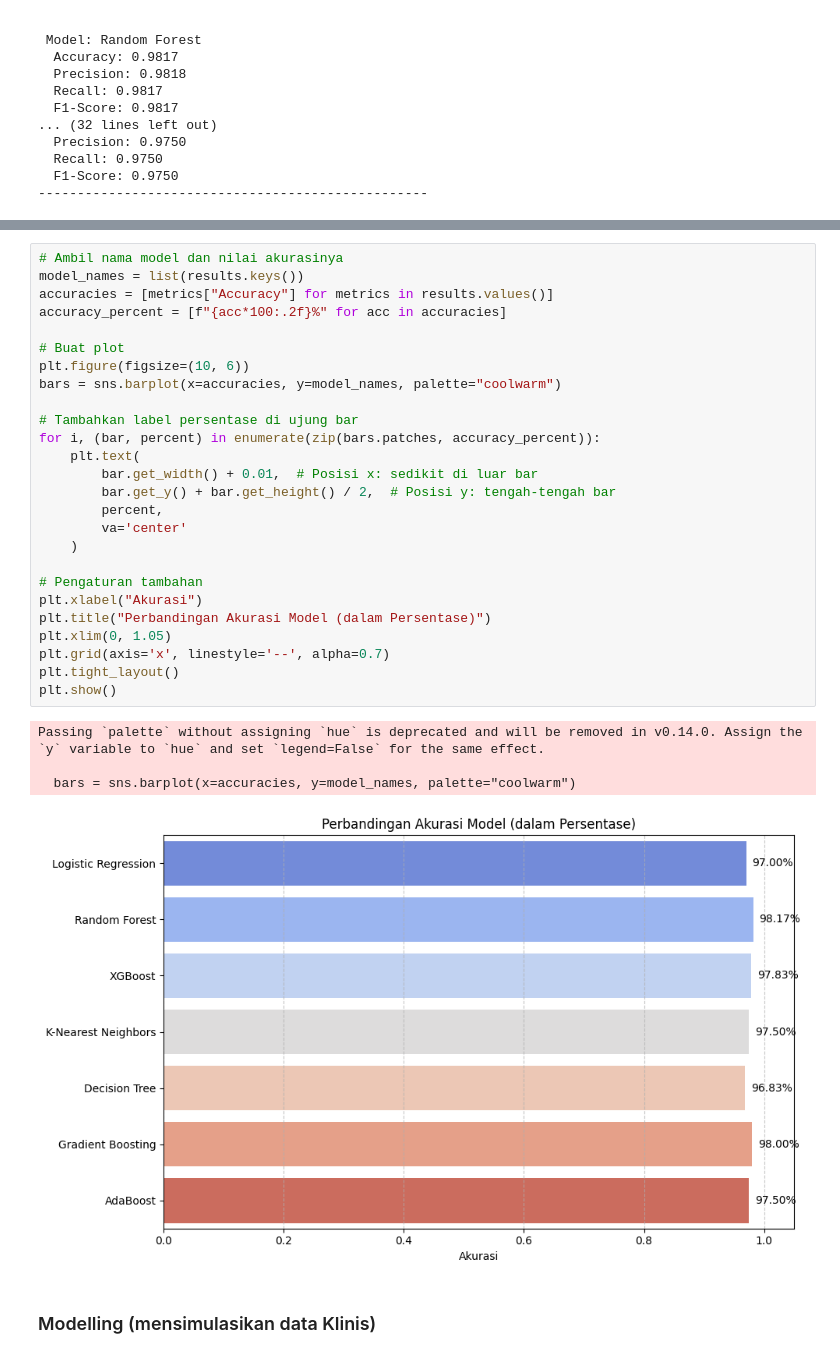
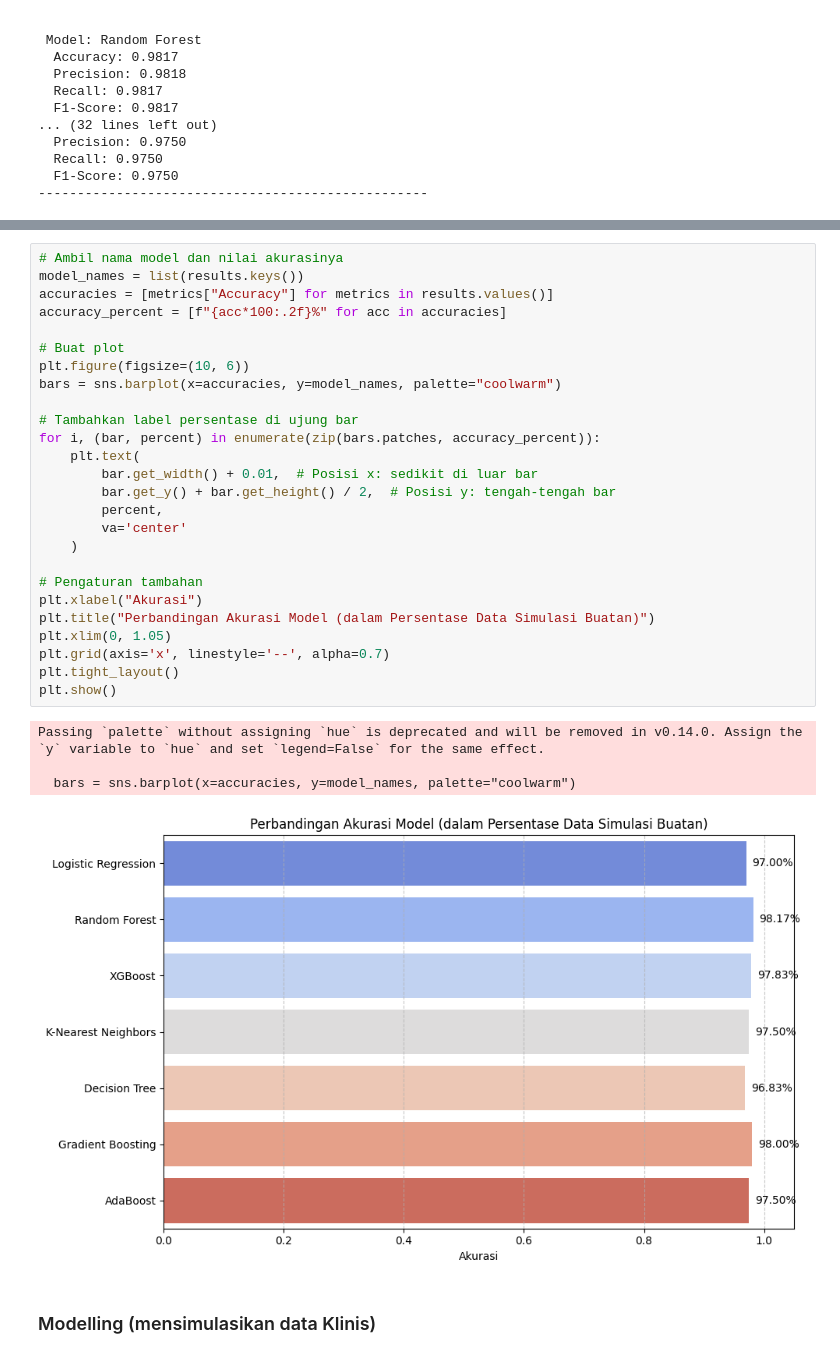
Before and after one commit to Davisulaiman/Predicitve_Analytics_Machine_Learning_Terapan_Dicoding, a Jupyter notebook: Predictive_Analysis.ipynb, the cells around one changed output, grey strips where cells are left out. Cells and saved outputs as stored; diff of their text form.

```diff
--- a/Predictive_Analysis.ipynb
+++ b/Predictive_Analysis.ipynb
@@ -493,34 +502,34 @@ plt.show()
 # %%
 # Ambil nama model dan nilai akurasinya
 model_names = list(results.keys())
 accuracies = [metrics["Accuracy"] for metrics in results.values()]
 accuracy_percent = [f"{acc*100:.2f}%" for acc in accuracies]
 
 # Buat plot
 plt.figure(figsize=(10, 6))
 bars = sns.barplot(x=accuracies, y=model_names, palette="coolwarm")
 
 # Tambahkan label persentase di ujung bar
 for i, (bar, percent) in enumerate(zip(bars.patches, accuracy_percent)):
     plt.text(
         bar.get_width() + 0.01,  # Posisi x: sedikit di luar bar
         bar.get_y() + bar.get_height() / 2,  # Posisi y: tengah-tengah bar
         percent,
         va='center'
     )
 
 # Pengaturan tambahan
 plt.xlabel("Akurasi")
-plt.title("Perbandingan Akurasi Model (dalam Persentase)")
+plt.title("Perbandingan Akurasi Model (dalam Persentase Data Simulasi Buatan)")
 plt.xlim(0, 1.05)
 plt.grid(axis='x', linestyle='--', alpha=0.7)
 plt.tight_layout()
 plt.show()
 # %% [output]
 Passing `palette` without assigning `hue` is deprecated and will be removed in v0.14.0. Assign the `y` variable to `hue` and set `legend=False` for the same effect.
 
   bars = sns.barplot(x=accuracies, y=model_names, palette="coolwarm")
-[figure, old version]
+[figure, new version]
 # %% [markdown]
 ### Modelling (mensimulasikan data Klinis)
 # %% [markdown]
```
Also changed, not shown: parts of 15 cells of this notebook, 1 other file.
